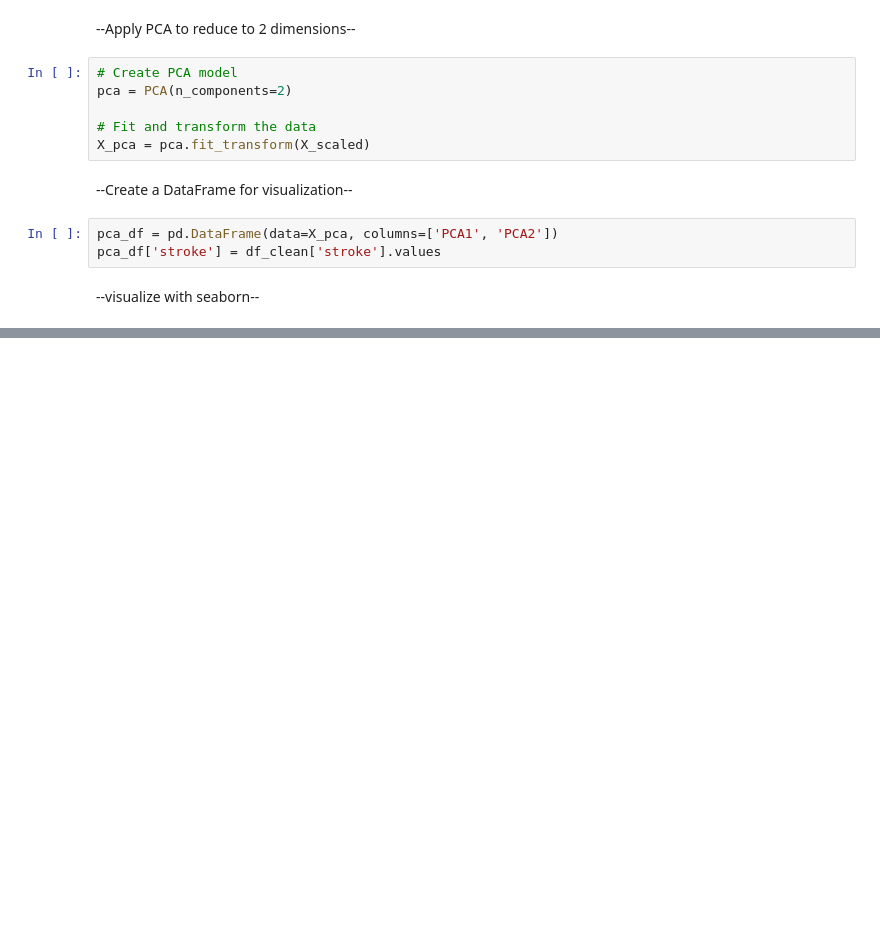
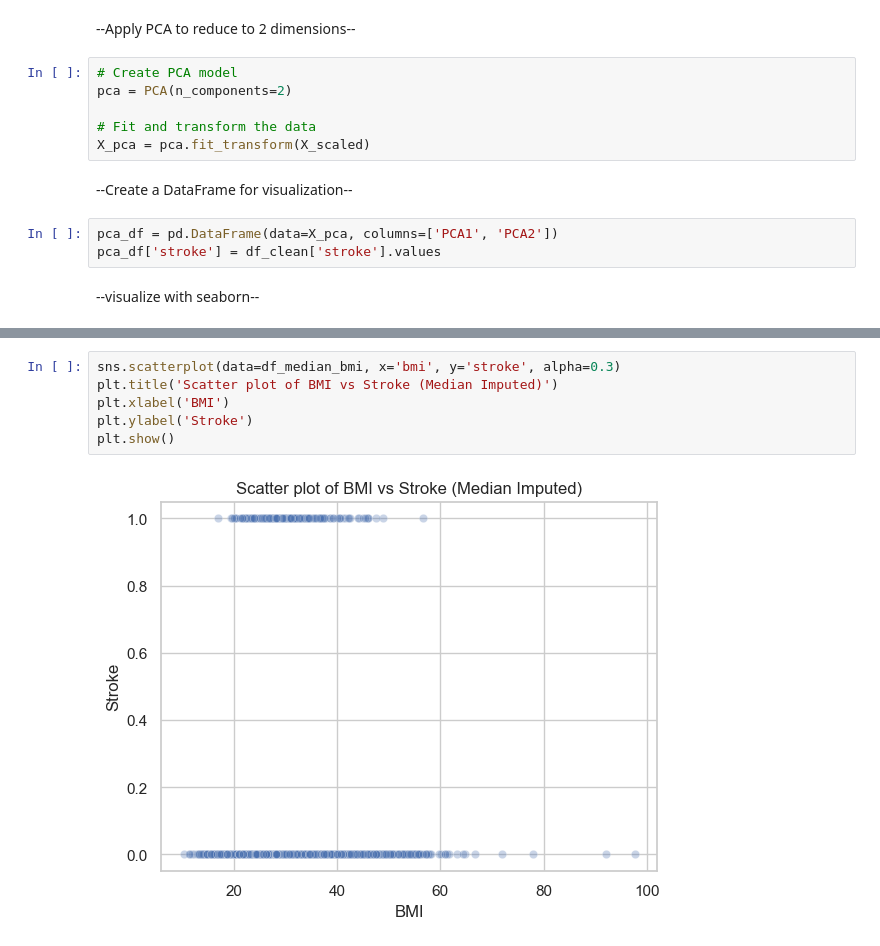
Before and after one commit to mazen4bs/stoke-prediction-machine-learning, a Jupyter notebook: stroke prediction/notebooks/stroke_analysis_phase1.ipynb, the cells around one changed output, grey strips where cells are left out. Saved outputs shown, nothing was run; the diff lists cells and outputs as text; blank space fills up the shorter version.

```diff
--- a/stroke prediction/notebooks/stroke_analysis_phase1.ipynb
+++ b/stroke prediction/notebooks/stroke_analysis_phase1.ipynb
@@ -548,0 +670,8 @@ plt.show()
+# %%
+sns.scatterplot(data=df_median_bmi, x='bmi', y='stroke', alpha=0.3)
+plt.title('Scatter plot of BMI vs Stroke (Median Imputed)')
+plt.xlabel('BMI')
+plt.ylabel('Stroke')
+plt.show()
+# %% [output]
+[figure, added]
```
Also changed, not shown: parts of 32 cells of this notebook.
